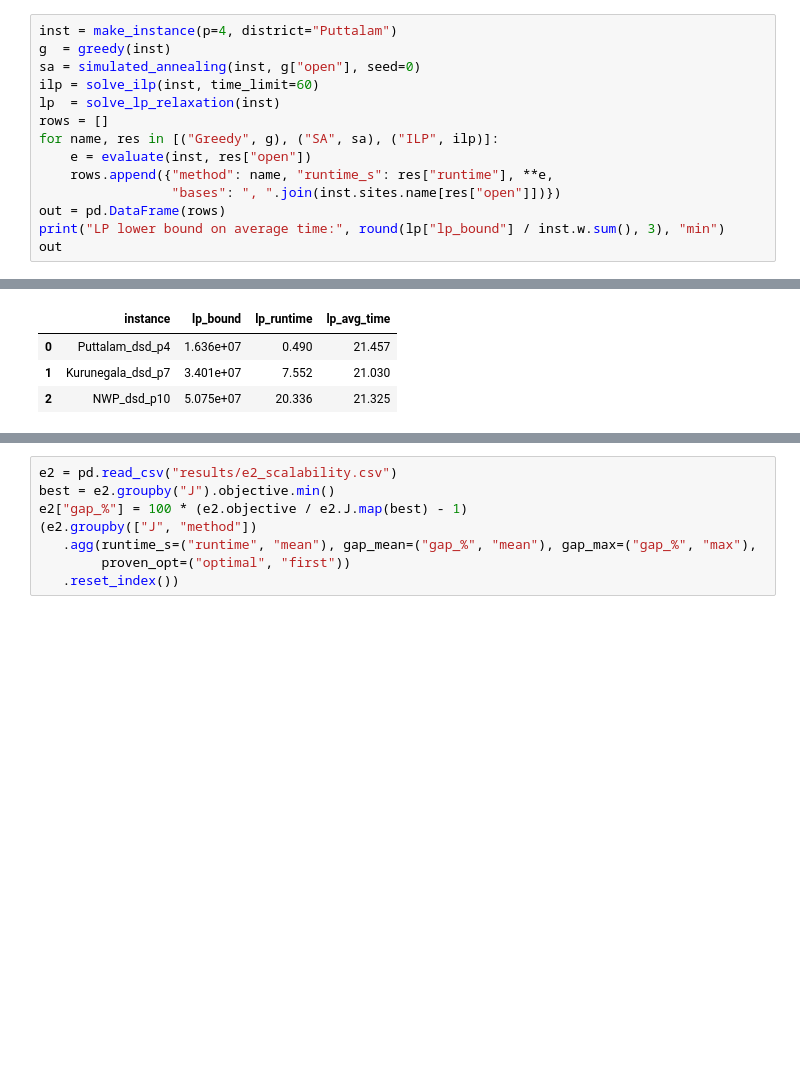
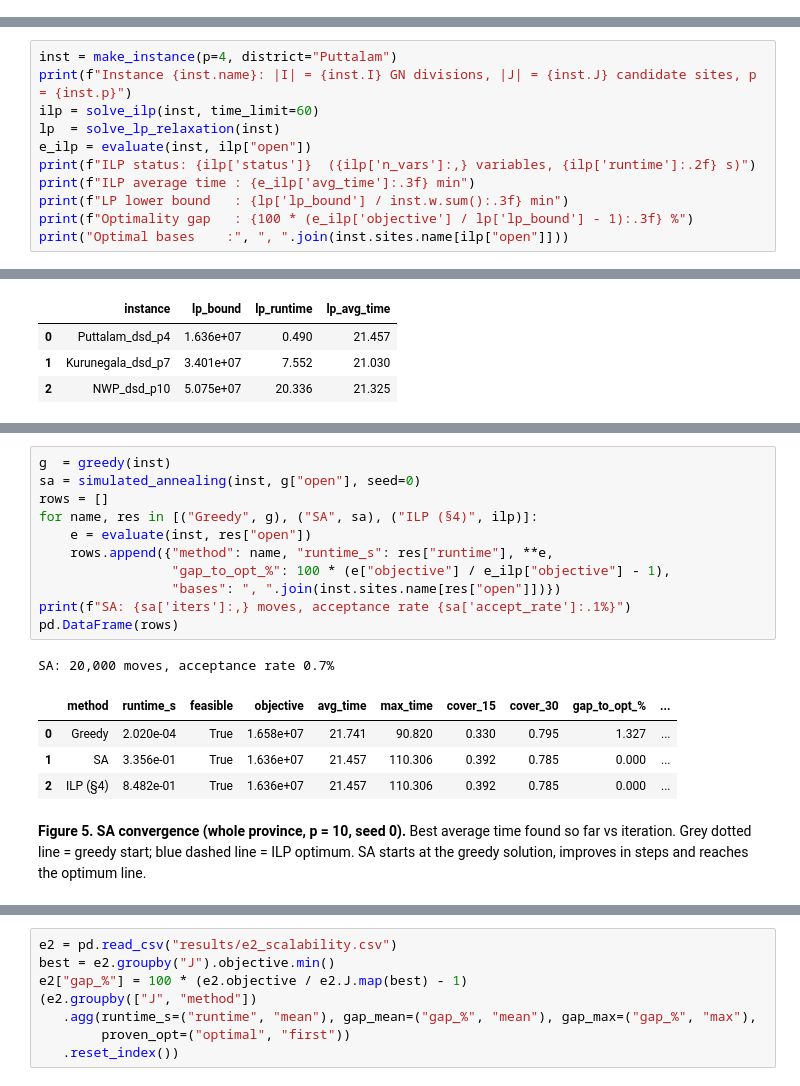
Before and after one commit to Anurangi/OM_Assignment, a Jupyter notebook: ambulance_location.ipynb, the cells around one changed output, grey strips where cells are left out. Cells and saved outputs as stored; diff of their text form; blank space fills up the shorter version.

```diff
--- a/ambulance_location.ipynb
+++ b/ambulance_location.ipynb
@@ -71,14 +147,0 @@ $$\sum_{j} x_{ij}=1\;\;\forall i,\qquad x_{ij}\le y_j\;\;\forall i,j,\qquad \sum
-# %%
-inst = make_instance(p=4, district="Puttalam")
-g  = greedy(inst)
-sa = simulated_annealing(inst, g["open"], seed=0)
-ilp = solve_ilp(inst, time_limit=60)
-lp  = solve_lp_relaxation(inst)
-rows = []
-for name, res in [("Greedy", g), ("SA", sa), ("ILP", ilp)]:
-    e = evaluate(inst, res["open"])
-    rows.append({"method": name, "runtime_s": res["runtime"], **e,
-                 "bases": ", ".join(inst.sites.name[res["open"]])})
-out = pd.DataFrame(rows)
-print("LP lower bound on average time:", round(lp["lp_bound"] / inst.w.sum(), 3), "min")
-out
@@ -93,0 +197,11 @@ Produced by `python experiments.py` (≈30–40 min) then `python plots.py`.
+# %%
+inst = make_instance(p=4, district="Puttalam")
+print(f"Instance {inst.name}: |I| = {inst.I} GN divisions, |J| = {inst.J} candidate sites, p = {inst.p}")
+ilp = solve_ilp(inst, time_limit=60)
+lp  = solve_lp_relaxation(inst)
+e_ilp = evaluate(inst, ilp["open"])
+print(f"ILP status: {ilp['status']}  ({ilp['n_vars']:,} variables, {ilp['runtime']:.2f} s)")
+print(f"ILP average time : {e_ilp['avg_time']:.3f} min")
+print(f"LP lower bound   : {lp['lp_bound'] / inst.w.sum():.3f} min")
+print(f"Optimality gap   : {100 * (e_ilp['objective'] / lp['lp_bound'] - 1):.3f} %")
+print("Optimal bases    :", ", ".join(inst.sites.name[ilp["open"]]))
@@ -130,3 +314,24 @@ display(Image("figures/fig1_map_optimal_bases.png"))
+# %%
+g  = greedy(inst)
+sa = simulated_annealing(inst, g["open"], seed=0)
+rows = []
+for name, res in [("Greedy", g), ("SA", sa), ("ILP (§4)", ilp)]:
+    e = evaluate(inst, res["open"])
+    rows.append({"method": name, "runtime_s": res["runtime"], **e,
+                 "gap_to_opt_%": 100 * (e["objective"] / e_ilp["objective"] - 1),
+                 "bases": ", ".join(inst.sites.name[res["open"]])})
+print(f"SA: {sa['iters']:,} moves, acceptance rate {sa['accept_rate']:.1%}")
+pd.DataFrame(rows)
+# %% [output]
+SA: 20,000 moves, acceptance rate 0.7%
+|  | method | runtime_s | feasible | objective | avg_time | max_time | cover_15 | cover_30 | gap_to_opt_% | ... |
+| 0 | Greedy | 2.020e-04 | True | 1.658e+07 | 21.741 | 90.820 | 0.330 | 0.795 | 1.327 | ... |
+| 1 | SA | 3.356e-01 | True | 1.636e+07 | 21.457 | 110.306 | 0.392 | 0.785 | 0.000 | ... |
+| 2 | ILP (§4) | 8.482e-01 | True | 1.636e+07 | 21.457 | 110.306 | 0.392 | 0.785 | 0.000 | ... |
+# %% [markdown]
+**Figure 5. SA convergence (whole province, p = 10, seed 0).** Best average time found so
+far vs iteration. Grey dotted line = greedy start; blue dashed line = ILP optimum. SA starts at
+the greedy solution, improves in steps and reaches the optimum line.
 # %%
 display(Image("figures/fig5_sa_convergence.png"))
 # %% [output]
```
Also changed, not shown: parts of 31 cells of this notebook.
